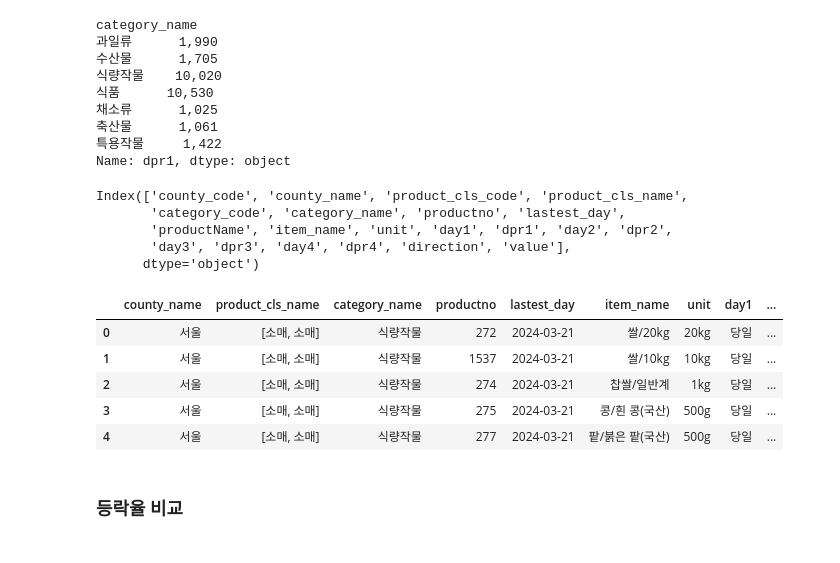
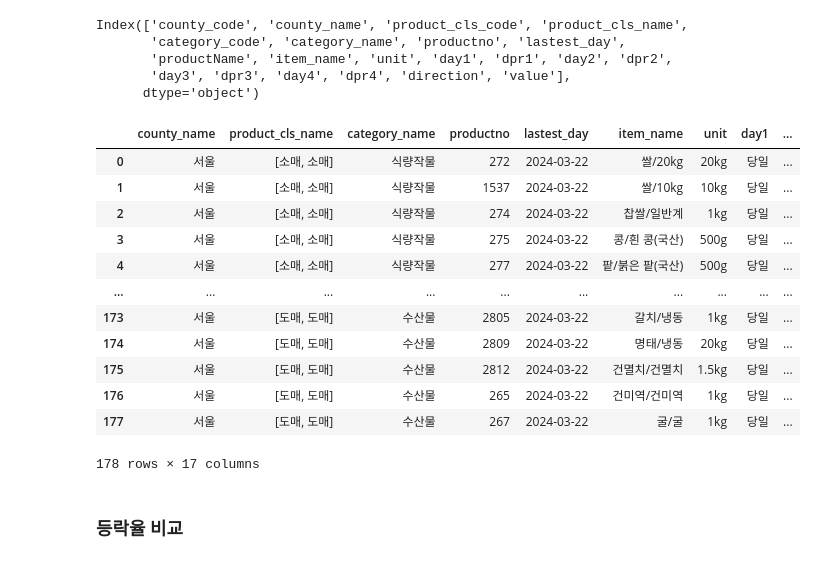
Before and after one commit to KangHoJ/sijang_project, a Jupyter notebook: pratice/pratice.ipynb, the cells around one changed output. Cells and saved outputs as stored; diff of their text form; code cells hidden in the pictures.

```diff
--- a/pratice/pratice.ipynb
+++ b/pratice/pratice.ipynb
@@ -26,18 +26,6 @@ def Data_load2():
     return pd.DataFrame(basic_data) , pd.DataFrame(country_data)
 
 basic_data, country_data = Data_load2()
-# %%
-country_data.groupby('category_name')['dpr1'].min()
-# %% [output]
-category_name
-과일류      1,990
-수산물      1,705
-식량작물    10,020
-식품      10,530
-채소류      1,025
-축산물      1,061
-특용작물     1,422
-Name: dpr1, dtype: object
 # %%
 country_data.columns
 # %% [output]
@@ -47,14 +35,21 @@ Index(['county_code', 'county_name', 'product_cls_code', 'product_cls_name',
        'day3', 'dpr3', 'day4', 'dpr4', 'direction', 'value'],
       dtype='object')
 # %%
-country_data = country_data.drop(['county_code','product_cls_code','category_code','productName'],axis=1)
-country_data.head()
+# country_data = country_data.drop(['county_code','product_cls_code','category_code','productName'],axis=1)
+country_data[country_data['county_name']=='서울']
 # %% [output]
 |  | county_name | product_cls_name | category_name | productno | lastest_day | item_name | unit | day1 | ... |
-| 0 | 서울 | [소매, 소매] | 식량작물 | 272 | 2024-03-21 | 쌀/20kg | 20kg | 당일 | ... |
-| 1 | 서울 | [소매, 소매] | 식량작물 | 1537 | 2024-03-21 | 쌀/10kg | 10kg | 당일 | ... |
-| 2 | 서울 | [소매, 소매] | 식량작물 | 274 | 2024-03-21 | 찹쌀/일반계 | 1kg | 당일 | ... |
-| 3 | 서울 | [소매, 소매] | 식량작물 | 275 | 2024-03-21 | 콩/흰 콩(국산) | 500g | 당일 | ... |
-| 4 | 서울 | [소매, 소매] | 식량작물 | 277 | 2024-03-21 | 팥/붉은 팥(국산) | 500g | 당일 | ... |
+| 0 | 서울 | [소매, 소매] | 식량작물 | 272 | 2024-03-22 | 쌀/20kg | 20kg | 당일 | ... |
+| 1 | 서울 | [소매, 소매] | 식량작물 | 1537 | 2024-03-22 | 쌀/10kg | 10kg | 당일 | ... |
+| 2 | 서울 | [소매, 소매] | 식량작물 | 274 | 2024-03-22 | 찹쌀/일반계 | 1kg | 당일 | ... |
+| 3 | 서울 | [소매, 소매] | 식량작물 | 275 | 2024-03-22 | 콩/흰 콩(국산) | 500g | 당일 | ... |
+| 4 | 서울 | [소매, 소매] | 식량작물 | 277 | 2024-03-22 | 팥/붉은 팥(국산) | 500g | 당일 | ... |
+| ... | ... | ... | ... | ... | ... | ... | ... | ... | ... |
+| 173 | 서울 | [도매, 도매] | 수산물 | 2805 | 2024-03-22 | 갈치/냉동 | 1kg | 당일 | ... |
+| 174 | 서울 | [도매, 도매] | 수산물 | 2809 | 2024-03-22 | 명태/냉동 | 20kg | 당일 | ... |
+| 175 | 서울 | [도매, 도매] | 수산물 | 2812 | 2024-03-22 | 건멸치/건멸치 | 1.5kg | 당일 | ... |
+| 176 | 서울 | [도매, 도매] | 수산물 | 265 | 2024-03-22 | 건미역/건미역 | 1kg | 당일 | ... |
+| 177 | 서울 | [도매, 도매] | 수산물 | 267 | 2024-03-22 | 굴/굴 | 1kg | 당일 | ... |
+178 rows × 17 columns
 # %% [markdown]
 ### 등락율 비교
```
Also changed, not shown: parts of 13 cells of this notebook, 6 other files.
